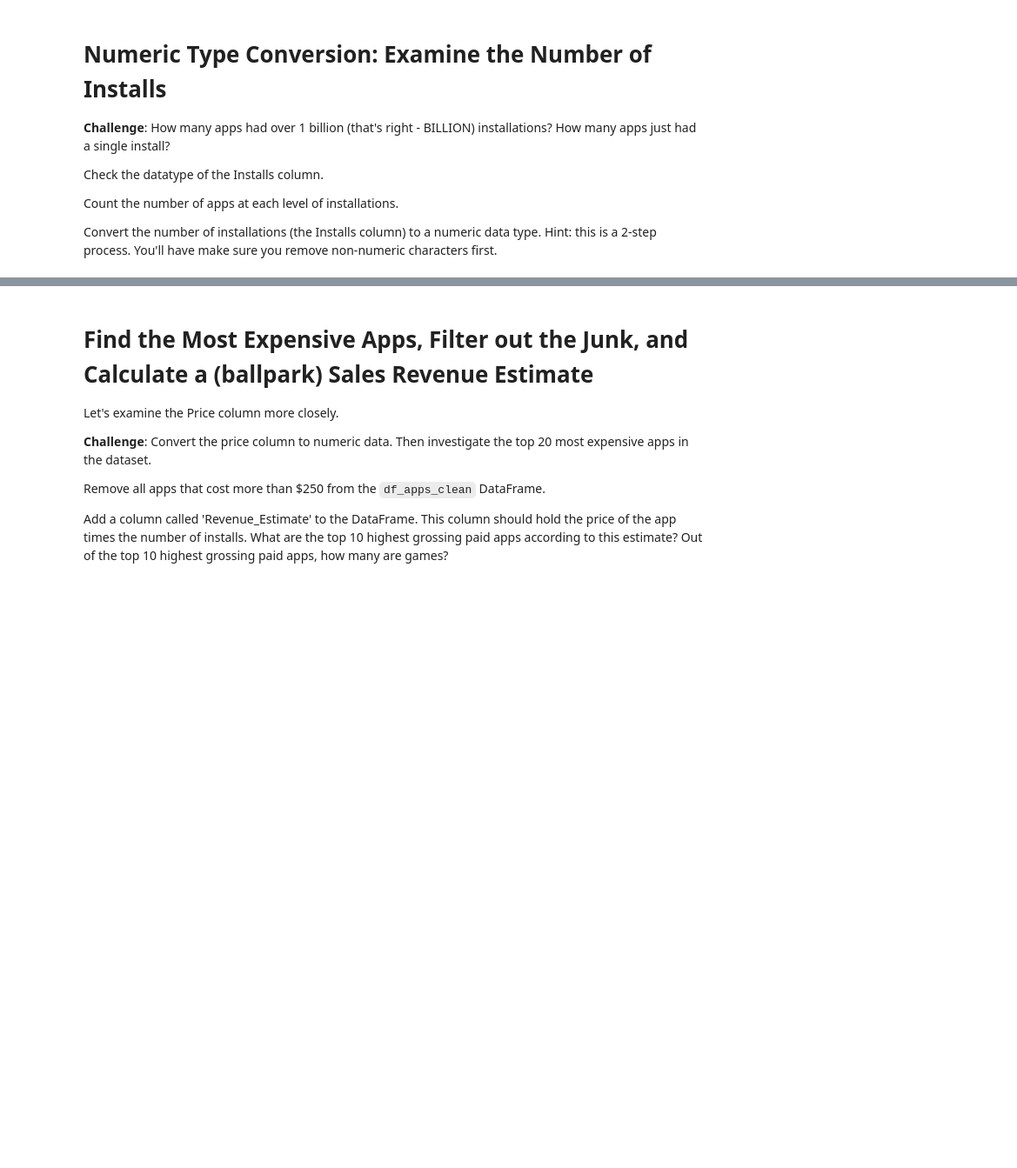
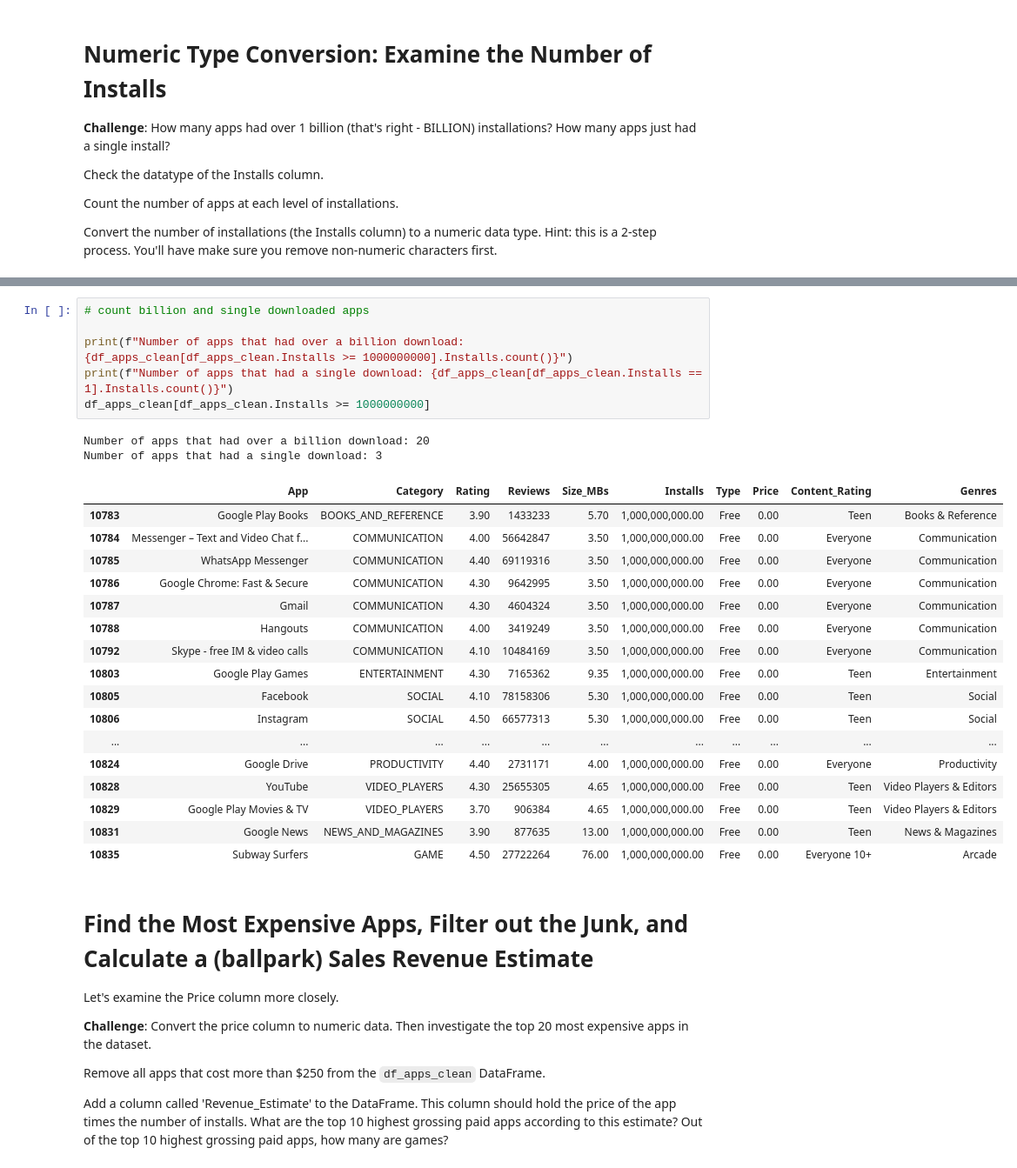
Before and after one commit to halilcodes/android-store-observer, a Jupyter notebook: Google Play Store App Analytics (start).ipynb, the cells around one changed output, grey strips where cells are left out. Shown: that part at 87% size. Saved outputs shown, nothing was run; the diff lists cells and outputs as text; blank space fills up the shorter version.

```diff
--- a/Google Play Store App Analytics (start).ipynb
+++ b/Google Play Store App Analytics (start).ipynb
@@ -241,3 +277,29 @@ df_apps_clean[df_apps_clean.Price != "0"].sample(5)
+# %%
+# count billion and single downloaded apps
+
+print(f"Number of apps that had over a billion download: {df_apps_clean[df_apps_clean.Installs >= 1000000000].Installs.count()}")
+print(f"Number of apps that had a single download: {df_apps_clean[df_apps_clean.Installs == 1].Installs.count()}")
+df_apps_clean[df_apps_clean.Installs >= 1000000000]
+# %% [output]
+Number of apps that had over a billion download: 20
+Number of apps that had a single download: 3
+|  | App | Category | Rating | Reviews | Size_MBs | Installs | Type | Price | Content_Rating | Genres |
+| 10783 | Google Play Books | BOOKS_AND_REFERENCE | 3.90 | 1433233 | 5.70 | 1,000,000,000.00 | Free | 0.00 | Teen | Books & Reference |
+| 10784 | Messenger – Text and Video Chat f... | COMMUNICATION | 4.00 | 56642847 | 3.50 | 1,000,000,000.00 | Free | 0.00 | Everyone | Communication |
+| 10785 | WhatsApp Messenger | COMMUNICATION | 4.40 | 69119316 | 3.50 | 1,000,000,000.00 | Free | 0.00 | Everyone | Communication |
+| 10786 | Google Chrome: Fast & Secure | COMMUNICATION | 4.30 | 9642995 | 3.50 | 1,000,000,000.00 | Free | 0.00 | Everyone | Communication |
+| 10787 | Gmail | COMMUNICATION | 4.30 | 4604324 | 3.50 | 1,000,000,000.00 | Free | 0.00 | Everyone | Communication |
+| 10788 | Hangouts | COMMUNICATION | 4.00 | 3419249 | 3.50 | 1,000,000,000.00 | Free | 0.00 | Everyone | Communication |
+| 10792 | Skype - free IM & video calls | COMMUNICATION | 4.10 | 10484169 | 3.50 | 1,000,000,000.00 | Free | 0.00 | Everyone | Communication |
+| 10803 | Google Play Games | ENTERTAINMENT | 4.30 | 7165362 | 9.35 | 1,000,000,000.00 | Free | 0.00 | Teen | Entertainment |
+| 10805 | Facebook | SOCIAL | 4.10 | 78158306 | 5.30 | 1,000,000,000.00 | Free | 0.00 | Teen | Social |
+| 10806 | Instagram | SOCIAL | 4.50 | 66577313 | 5.30 | 1,000,000,000.00 | Free | 0.00 | Teen | Social |
+| ... | ... | ... | ... | ... | ... | ... | ... | ... | ... | ... |
+| 10824 | Google Drive | PRODUCTIVITY | 4.40 | 2731171 | 4.00 | 1,000,000,000.00 | Free | 0.00 | Everyone | Productivity |
+| 10828 | YouTube | VIDEO_PLAYERS | 4.30 | 25655305 | 4.65 | 1,000,000,000.00 | Free | 0.00 | Teen | Video Players & Editors |
+| 10829 | Google Play Movies & TV | VIDEO_PLAYERS | 3.70 | 906384 | 4.65 | 1,000,000,000.00 | Free | 0.00 | Teen | Video Players & Editors |
+| 10831 | Google News | NEWS_AND_MAGAZINES | 3.90 | 877635 | 13.00 | 1,000,000,000.00 | Free | 0.00 | Teen | News & Magazines |
+| 10835 | Subway Surfers | GAME | 4.50 | 27722264 | 76.00 | 1,000,000,000.00 | Free | 0.00 | Everyone 10+ | Arcade |
 # %% [markdown]
 # Find the Most Expensive Apps, Filter out the Junk, and Calculate a (ballpark) Sales Revenue Estimate
 
```
Also changed, not shown: parts of 10 cells of this notebook.
